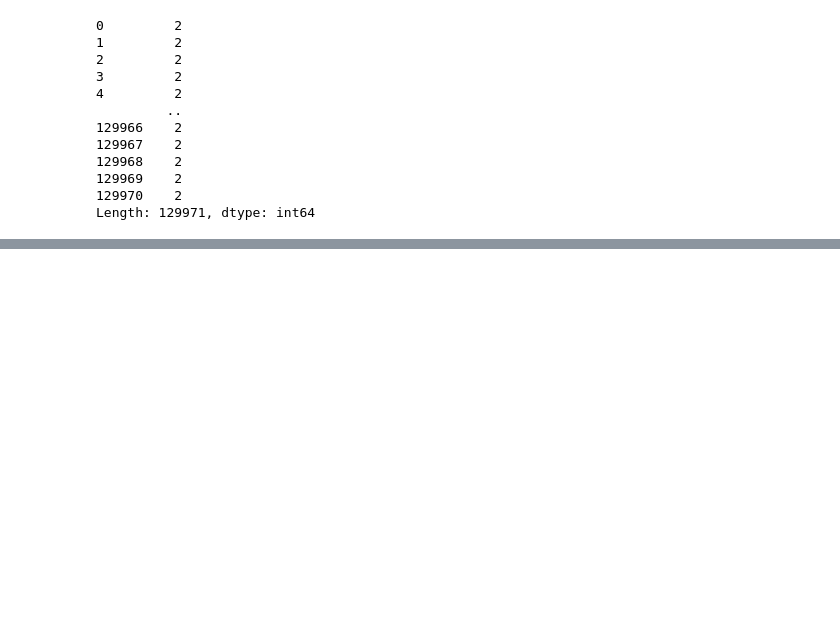
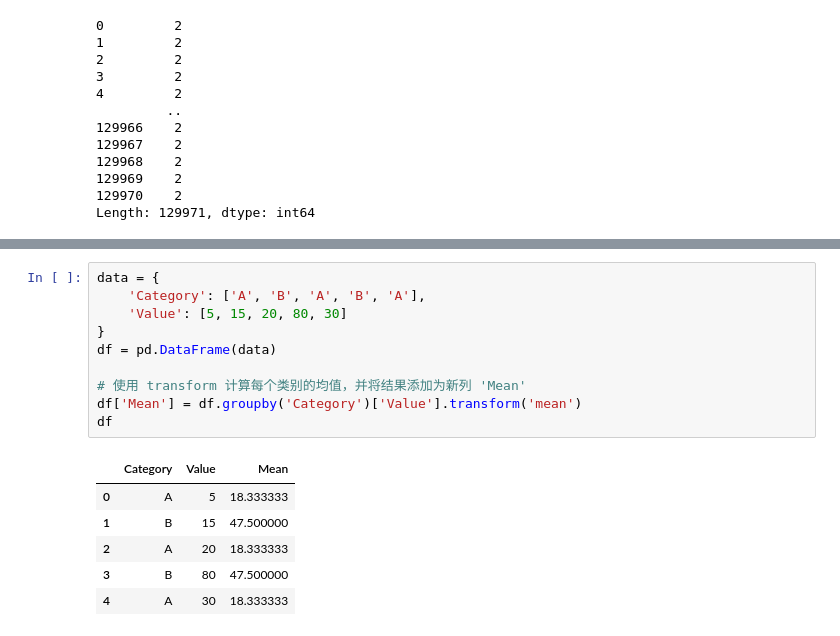
Before and after one commit to Slliki/Python_Data_Analysis, a Jupyter notebook: Pandas.ipynb, the cells around one changed output, grey strips where cells are left out. Cells and saved outputs as stored; diff of their text form; blank space fills up the shorter version.

```diff
--- a/Pandas.ipynb
+++ b/Pandas.ipynb
@@ -360,0 +450,17 @@ Length: 129971, dtype: int64
+# %%
+data = {
+    'Category': ['A', 'B', 'A', 'B', 'A'],
+    'Value': [5, 15, 20, 80, 30]
+}
+df = pd.DataFrame(data)
+
+# 使用 transform 计算每个类别的均值，并将结果添加为新列 'Mean'
+df['Mean'] = df.groupby('Category')['Value'].transform('mean')
+df
+# %% [output]
+|  | Category | Value | Mean |
+| 0 | A | 5 | 18.333333 |
+| 1 | B | 15 | 47.500000 |
+| 2 | A | 20 | 18.333333 |
+| 3 | B | 80 | 47.500000 |
+| 4 | A | 30 | 18.333333 |
```
Also changed, not shown: parts of 49 cells of this notebook, 1 other file.
